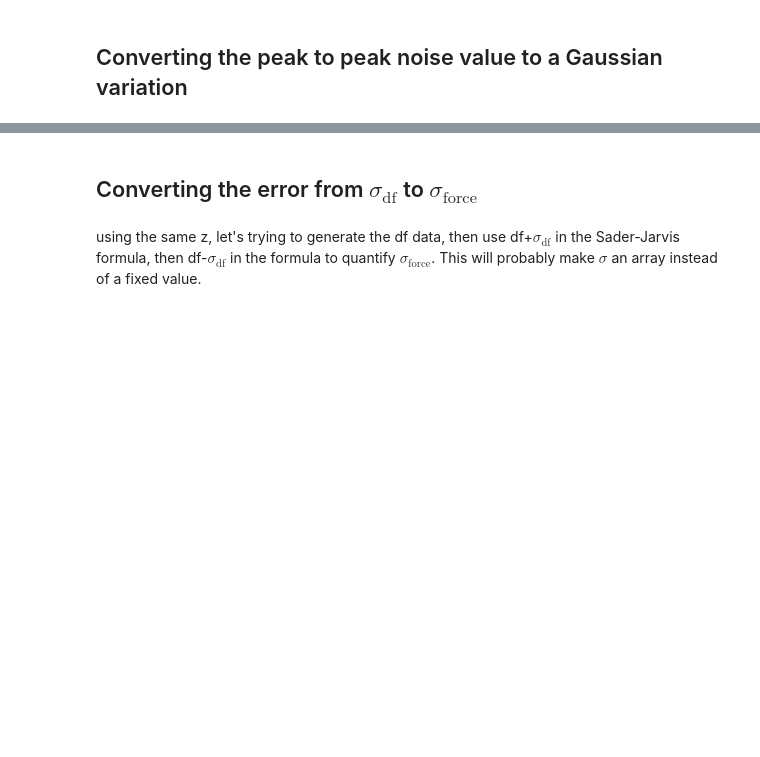
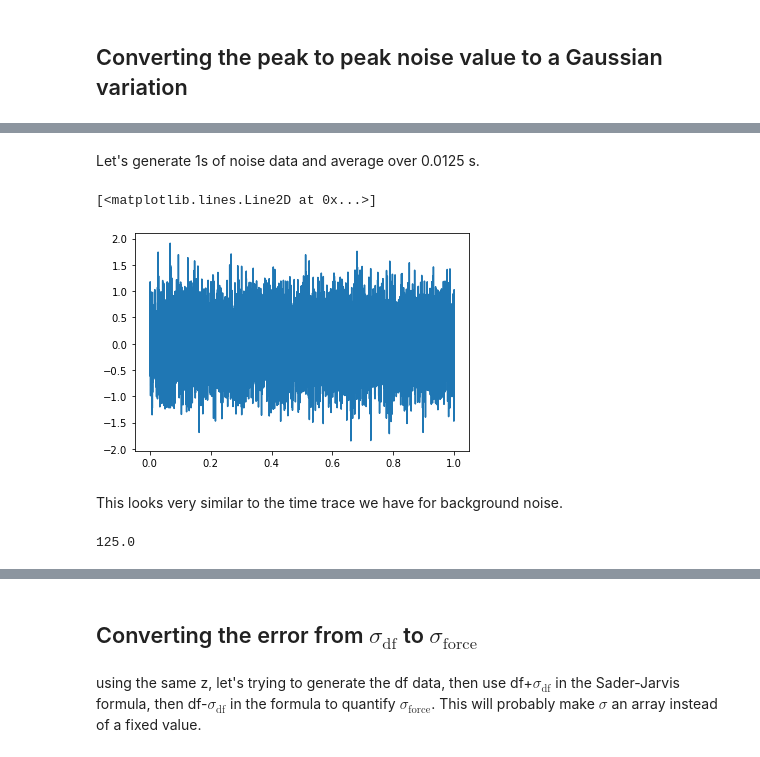
Before and after one commit to phys201/nc_AFM, a Jupyter notebook: documentation.ipynb, the cells around one changed output, grey strips where cells are left out. Saved outputs shown, nothing was run; the diff lists cells and outputs as text; code cells hidden in the pictures; blank space fills up the shorter version.

Commit message:
updated
updated freq shift uncertainty - averaged over the time scale for 1 measurement.
bonus: deleted extra vdW notebook

```diff
--- a/documentation.ipynb
+++ b/documentation.ipynb
@@ -214,0 +218,20 @@ sns.pairplot(posterior_dataframe)
+# %% [markdown]
+Let's generate 1s of noise data and average over 0.0125 s.
+# %%
+half_ptp = 0.5 #half peak to peak = 0.5 H
+f_sampling = 100000/10
+
+test_time = np.arange(0,1, 1/f_sampling)
+
+test_noise = scipy.stats.norm.rvs(loc=0, scale = half_ptp, size = len(test_time))
+# %%
+plt.plot(test_time, test_noise)
+# %% [output]
+[<matplotlib.lines.Line2D at 0x...>]
+[figure, added]
+# %% [markdown]
+This looks very similar to the time trace we have for background noise.
+# %%
+len(test_noise)/len(np.arange(0,1,0.0125))
+# %% [output]
+125.0
```
Also changed, not shown: parts of 20 cells of this notebook.
